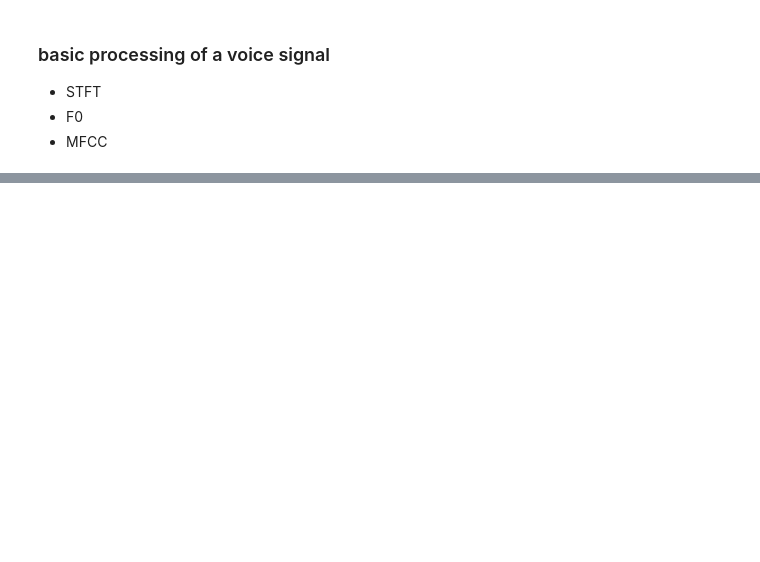
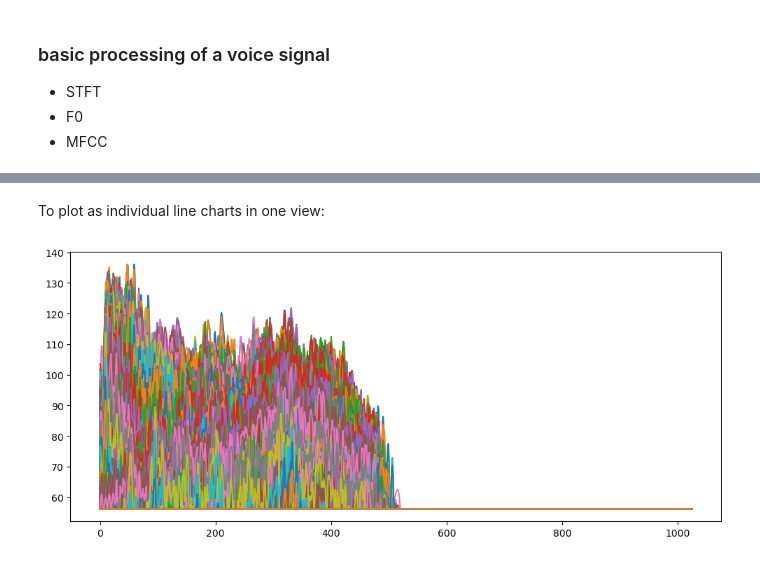
Before and after one commit to yingli/math485, a Jupyter notebook: sample_code/voice_data/voice_data_03_processing.ipynb, the cells around one changed output, grey strips where cells are left out. Saved outputs shown, nothing was run; the diff lists cells and outputs as text; code cells hidden in the pictures; blank space fills up the shorter version.

```diff
--- a/sample_code/voice_data/voice_data_03_processing.ipynb
+++ b/sample_code/voice_data/voice_data_03_processing.ipynb
@@ -195,0 +211,7 @@ fig.colorbar(img, ax=ax, format="%+2.0f dB")
+# %% [markdown]
+To plot as individual line charts in one view:
+# %%
+plt.plot(librosa.amplitude_to_db(np.abs(X),ref=np.min))
+plt.show()
+# %% [output]
+[figure, added]
```
Also changed, not shown: parts of 99 cells of this notebook.
